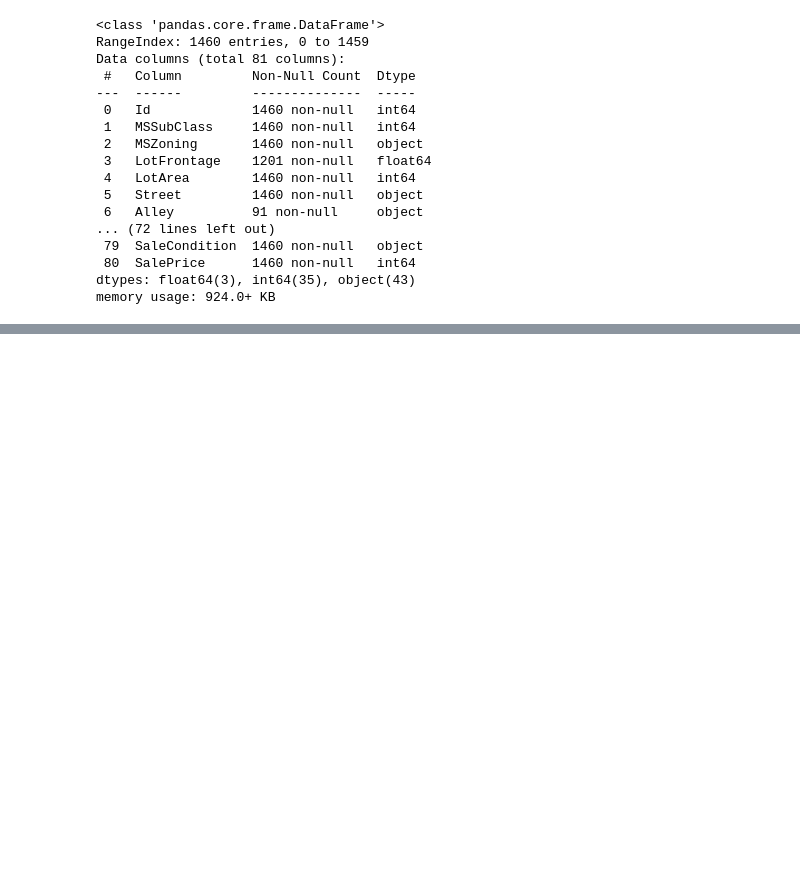
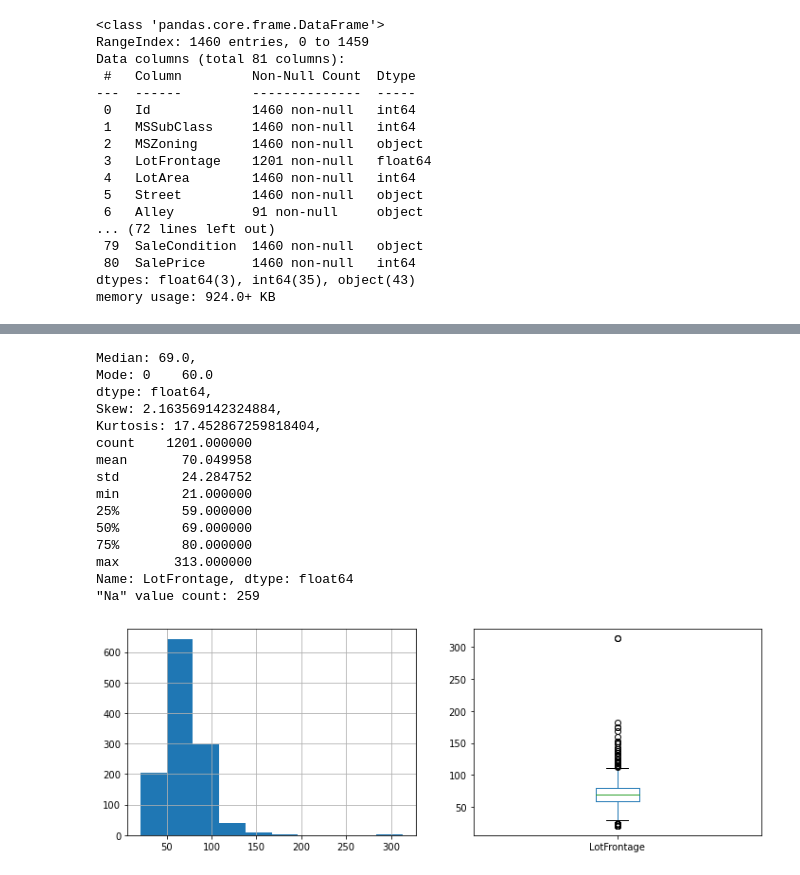
Before and after one commit to bperry555/kaggle, a Jupyter notebook: housePrices/housingPrices.ipynb, the cells around one changed output, grey strips where cells are left out. Saved outputs shown, nothing was run; the diff lists cells and outputs as text; code cells hidden in the pictures; blank space fills up the shorter version.

```diff
--- a/housePrices/housingPrices.ipynb
+++ b/housePrices/housingPrices.ipynb
@@ -125,0 +94,2 @@ Kurtosis: 6.536281860064529
+# %%
+X_train = train_data.copy()
@@ -125,0 +155,6 @@ Kurtosis: 6.536281860064529
+# %%
+na_drop = ['PoolQC','MiscFeature','Alley','Fence','FireplaceQu']
+X_train.drop(na_drop, axis=1, inplace=True)
+
+for i in na_drop:
+    na_col.remove(i)
@@ -125,0 +184,18 @@ Kurtosis: 6.536281860064529
+# %%
+def scribe_stats(column, df=X_train):
+    if df[column].dtype == 'O':
+        df[column].value_counts(normalize=True).plot(kind='bar')
+        print(df[column].describe())
+        print(f'"Na" value count: {df[column].isna().sum()}')
+        print(f'"Na" % missing: {df[column].isna().sum() / len(df[column])}')
+
+    else:
+        plt.figure(figsize=(12,4))
+        plt.subplot(1,2,1)
+        df[column].hist()
+        plt.subplot(1,2,2)
+        df[column].plot(kind='box')
+        print(f'Median: {df[column].median()},\nMode: {df[column].mode()}, \
+        \nSkew: {df[column].skew()}, \nKurtosis: {df[column].kurtosis()}, \
+        \n{df[column].describe()} \n"Na" value count: {df[column].isna().sum()} ')
+    return
@@ -125,0 +223,19 @@ Kurtosis: 6.536281860064529
+# %%
+scribe_stats('LotFrontage')
+# %% [output]
+Median: 69.0,
+Mode: 0    60.0
+dtype: float64,
+Skew: 2.163569142324884,
+Kurtosis: 17.452867259818404,
+count    1201.000000
+mean       70.049958
+std        24.284752
+min        21.000000
+25%        59.000000
+50%        69.000000
+75%        80.000000
+max       313.000000
+Name: LotFrontage, dtype: float64
+"Na" value count: 259
+[figure, added]
```
Also changed, not shown: parts of 56 cells of this notebook.
